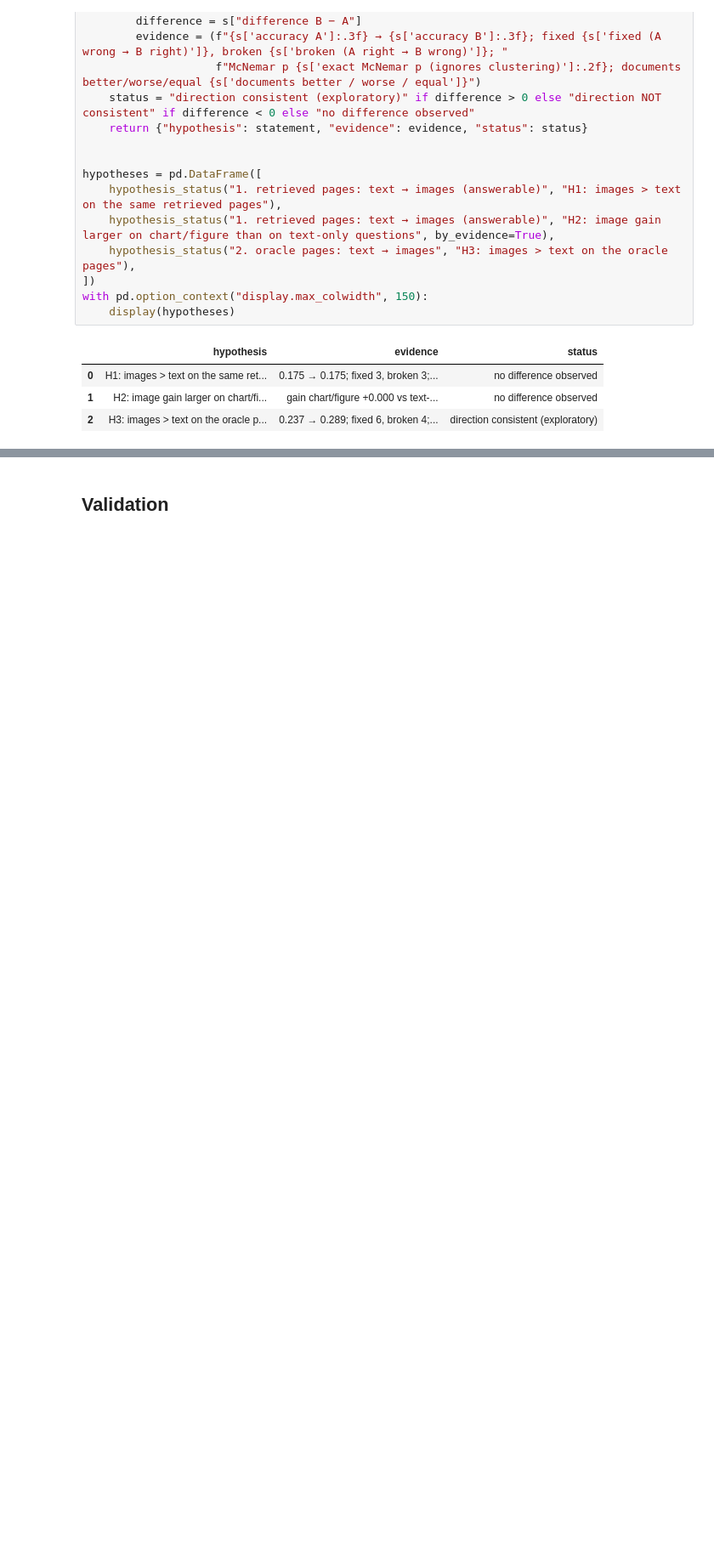
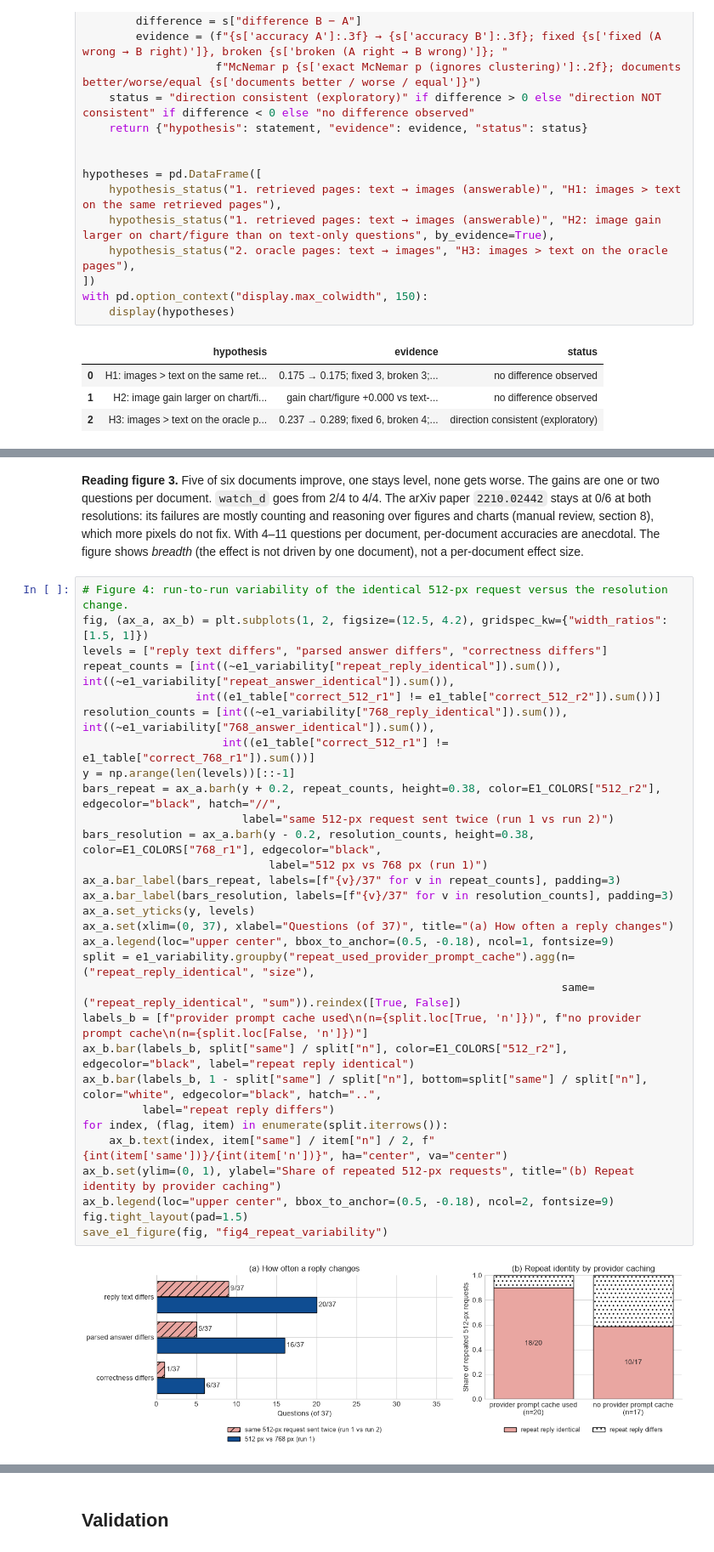
Before and after one commit to ROUSenghak/Multimodal-Document-Intelligence, a Jupyter notebook: notebooks/03_evaluation.ipynb, the cells around one changed output, grey strips where cells are left out. Shown at 85% size. Drawn from its saved outputs; the diff is of its cells as text; blank space fills up the shorter version.

```diff
--- a/notebooks/03_evaluation.ipynb
+++ b/notebooks/03_evaluation.ipynb
@@ -1562,0 +1868,34 @@ E1 evaluation saved or verified at /Users/macbookair/Documents/ENSAE/side projec
+# %% [markdown]
+**Reading figure 3.** Five of six documents improve, one stays level, none gets worse. The gains are one or two questions per document. `watch_d` goes from 2/4 to 4/4. The arXiv paper `2210.02442` stays at 0/6 at both resolutions: its failures are mostly counting and reasoning over figures and charts (manual review, section 8), which more pixels do not fix. With 4–11 questions per document, per-document accuracies are anecdotal. The figure shows *breadth* (the effect is not driven by one document), not a per-document effect size.
+# %%
+# Figure 4: run-to-run variability of the identical 512-px request versus the resolution change.
+fig, (ax_a, ax_b) = plt.subplots(1, 2, figsize=(12.5, 4.2), gridspec_kw={"width_ratios": [1.5, 1]})
+levels = ["reply text differs", "parsed answer differs", "correctness differs"]
+repeat_counts = [int((~e1_variability["repeat_reply_identical"]).sum()), int((~e1_variability["repeat_answer_identical"]).sum()),
+                 int((e1_table["correct_512_r1"] != e1_table["correct_512_r2"]).sum())]
+resolution_counts = [int((~e1_variability["768_reply_identical"]).sum()), int((~e1_variability["768_answer_identical"]).sum()),
+                     int((e1_table["correct_512_r1"] != e1_table["correct_768_r1"]).sum())]
+y = np.arange(len(levels))[::-1]
+bars_repeat = ax_a.barh(y + 0.2, repeat_counts, height=0.38, color=E1_COLORS["512_r2"], edgecolor="black", hatch="//",
+                        label="same 512-px request sent twice (run 1 vs run 2)")
+bars_resolution = ax_a.barh(y - 0.2, resolution_counts, height=0.38, color=E1_COLORS["768_r1"], edgecolor="black",
+                            label="512 px vs 768 px (run 1)")
+ax_a.bar_label(bars_repeat, labels=[f"{v}/37" for v in repeat_counts], padding=3)
+ax_a.bar_label(bars_resolution, labels=[f"{v}/37" for v in resolution_counts], padding=3)
+ax_a.set_yticks(y, levels)
+ax_a.set(xlim=(0, 37), xlabel="Questions (of 37)", title="(a) How often a reply changes")
+ax_a.legend(loc="upper center", bbox_to_anchor=(0.5, -0.18), ncol=1, fontsize=9)
+split = e1_variability.groupby("repeat_used_provider_prompt_cache").agg(n=("repeat_reply_identical", "size"),
+                                                                        same=("repeat_reply_identical", "sum")).reindex([True, False])
+labels_b = [f"provider prompt cache used\n(n={split.loc[True, 'n']})", f"no provider prompt cache\n(n={split.loc[False, 'n']})"]
+ax_b.bar(labels_b, split["same"] / split["n"], color=E1_COLORS["512_r2"], edgecolor="black", label="repeat reply identical")
+ax_b.bar(labels_b, 1 - split["same"] / split["n"], bottom=split["same"] / split["n"], color="white", edgecolor="black", hatch="..",
+         label="repeat reply differs")
+for index, (flag, item) in enumerate(split.iterrows()):
+    ax_b.text(index, item["same"] / item["n"] / 2, f"{int(item['same'])}/{int(item['n'])}", ha="center", va="center")
+ax_b.set(ylim=(0, 1), ylabel="Share of repeated 512-px requests", title="(b) Repeat identity by provider caching")
+ax_b.legend(loc="upper center", bbox_to_anchor=(0.5, -0.18), ncol=2, fontsize=9)
+fig.tight_layout(pad=1.5)
+save_e1_figure(fig, "fig4_repeat_variability")
+# %% [output]
+[figure, added]
```
Also changed, not shown: parts of 23 cells of this notebook, 38 other files.
